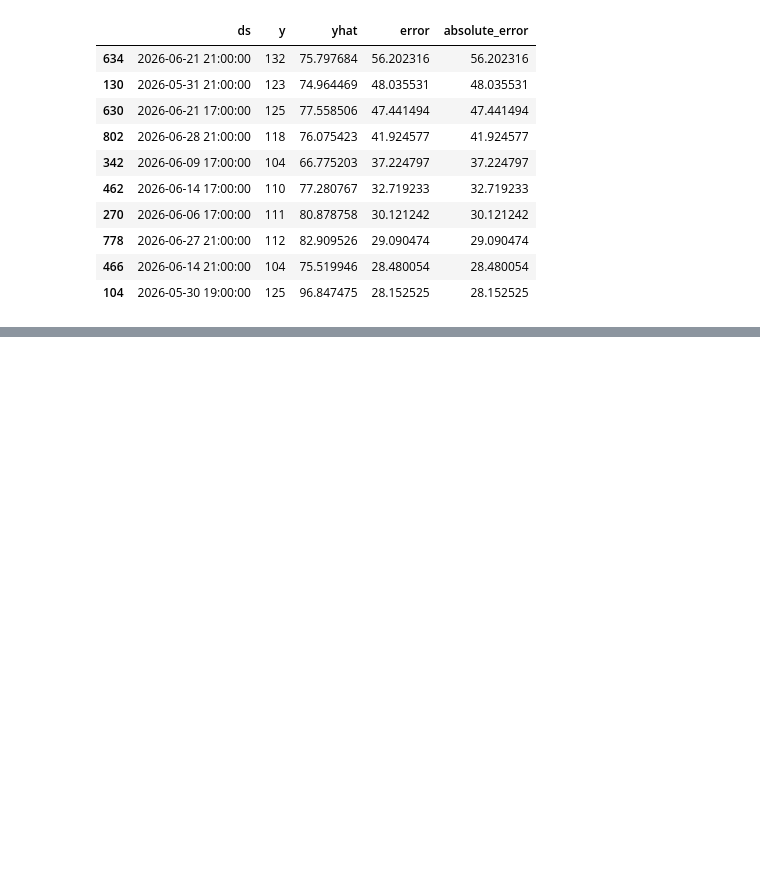
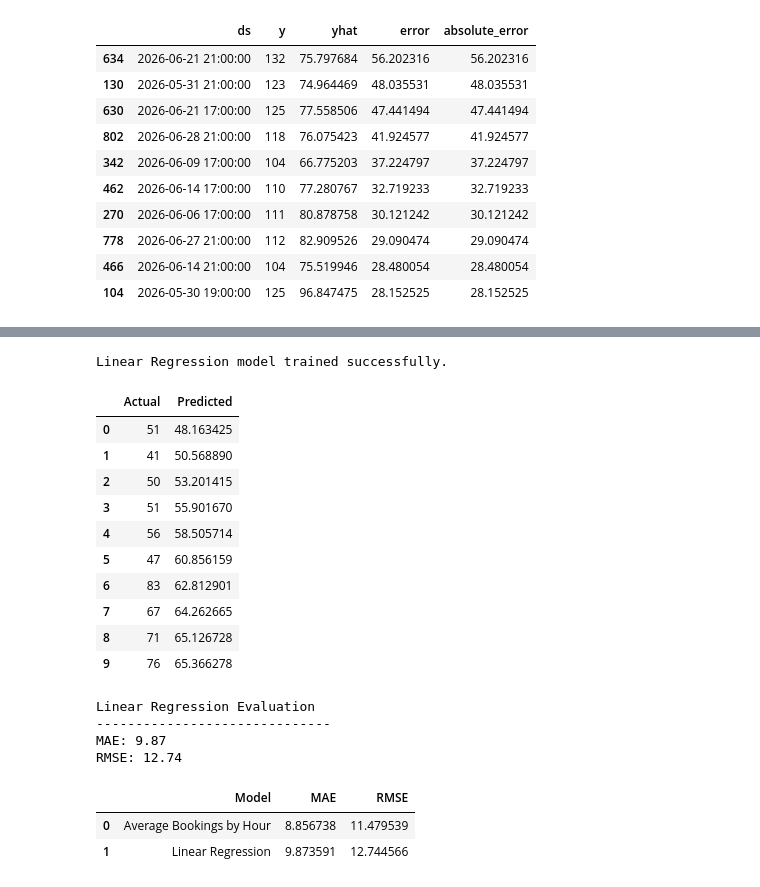
Before and after one commit to iabhishek765/snabbit_demand_predictor, a Jupyter notebook: notebooks/eda_and_modeling.ipynb, the cells around one changed output, grey strips where cells are left out. Drawn from its saved outputs; the diff is of its cells as text; code cells hidden in the pictures; blank space fills up the shorter version.

```diff
--- a/notebooks/eda_and_modeling.ipynb
+++ b/notebooks/eda_and_modeling.ipynb
@@ -929,0 +1142,78 @@ display(
+# %%
+from sklearn.linear_model import LinearRegression
+
+# Create the model
+linear_model = LinearRegression()
+
+# Train the model
+linear_model.fit(X_train, y_train)
+
+print("Linear Regression model trained successfully.")
+# %% [output]
+Linear Regression model trained successfully.
+# %%
+# Generate predictions on the test set
+y_pred_linear = linear_model.predict(X_test)
+
+# Display first 10 predictions
+comparison = pd.DataFrame({
+    "Actual": y_test.values,
+    "Predicted": y_pred_linear
+})
+
+display(comparison.head(10))
+# %% [output]
+|  | Actual | Predicted |
+| 0 | 51 | 48.163425 |
+| 1 | 41 | 50.568890 |
+| 2 | 50 | 53.201415 |
+| 3 | 51 | 55.901670 |
+| 4 | 56 | 58.505714 |
+| 5 | 47 | 60.856159 |
+| 6 | 83 | 62.812901 |
+| 7 | 67 | 64.262665 |
+| 8 | 71 | 65.126728 |
+| 9 | 76 | 65.366278 |
+# %%
+from sklearn.metrics import mean_absolute_error, mean_squared_error
+import numpy as np
+
+# Calculate evaluation metrics
+linear_mae = mean_absolute_error(y_test, y_pred_linear)
+
+linear_rmse = np.sqrt(
+    mean_squared_error(y_test, y_pred_linear)
+)
+
+# Display results
+print("Linear Regression Evaluation")
+print("-" * 30)
+print(f"MAE: {linear_mae:.2f}")
+print(f"RMSE: {linear_rmse:.2f}")
+# %% [output]
+Linear Regression Evaluation
+------------------------------
+MAE: 9.87
+RMSE: 12.74
+# %%
+# Compare model performance
+results = pd.DataFrame({
+    "Model": [
+        "Average Bookings by Hour",
+        "Linear Regression"
+    ],
+    "MAE": [
+        baseline_mae,
+        linear_mae
+    ],
+    "RMSE": [
+        baseline_rmse,
+        linear_rmse
+    ]
+})
+
+display(results)
+# %% [output]
+|  | Model | MAE | RMSE |
+| 0 | Average Bookings by Hour | 8.856738 | 11.479539 |
+| 1 | Linear Regression | 9.873591 | 12.744566 |
```
Also changed, not shown: parts of 18 cells of this notebook, 8 other files.
